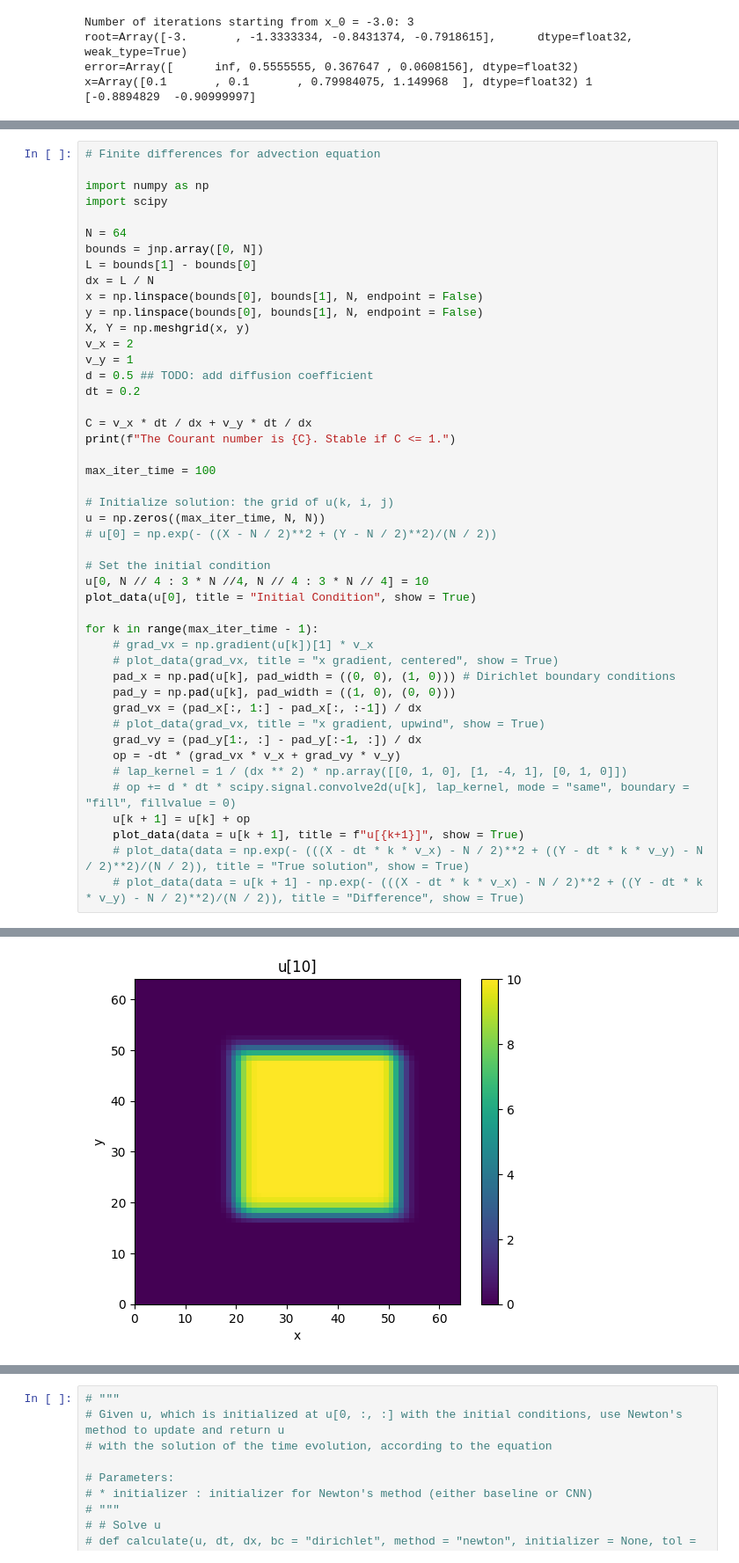
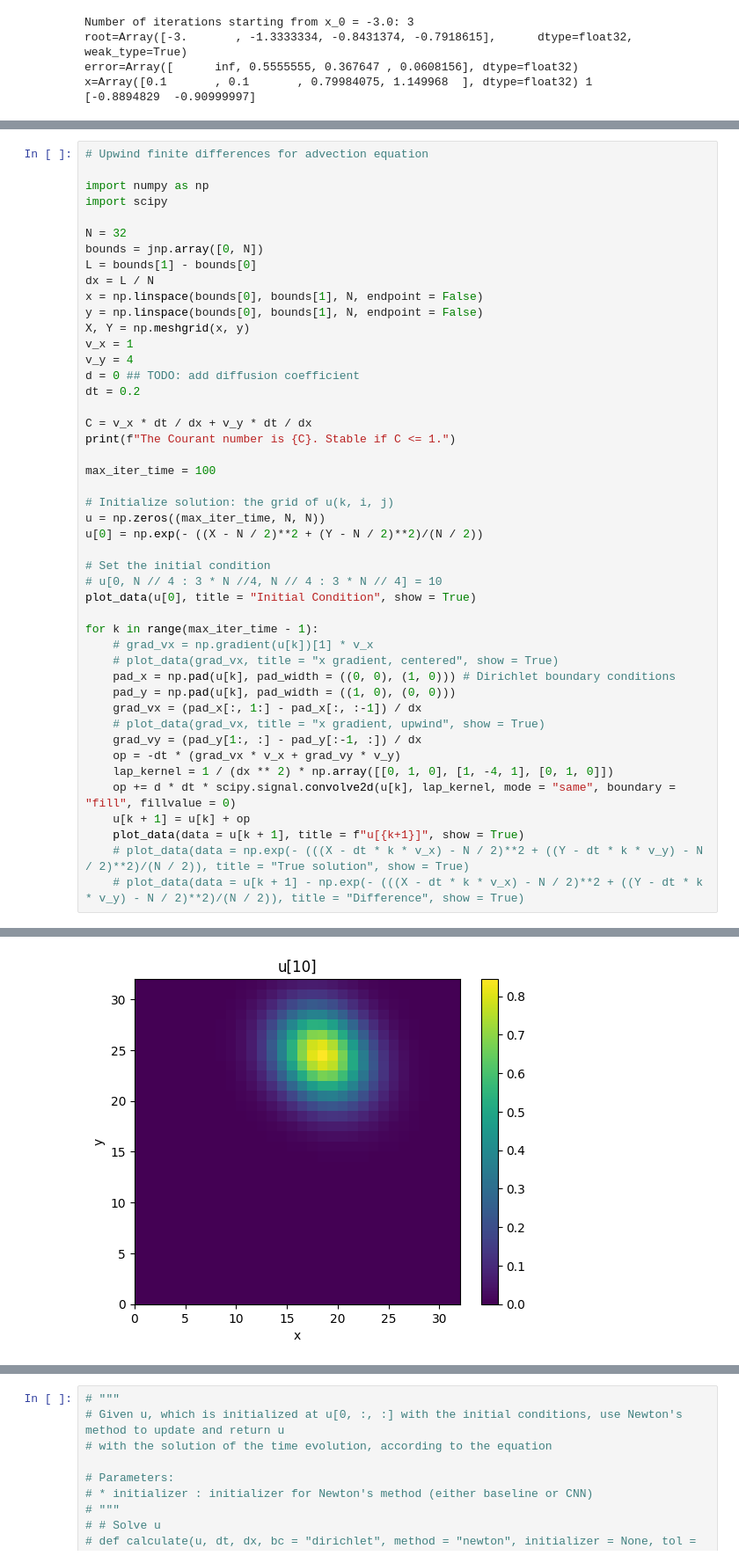
Before and after one commit to jakinng/A-PINN, a Jupyter notebook: diffusion_equation.ipynb, the cells around one changed output, grey strips where cells are left out. Shown at 88% size. Cells and saved outputs as stored; diff of their text form.

Commit message:
animated upwind finite differences

```diff
--- a/diffusion_equation.ipynb
+++ b/diffusion_equation.ipynb
@@ -309,19 +367,19 @@ plot_data(solver.u[0], show = True)
 # %%
-# Finite differences for advection equation
+# Upwind finite differences for advection equation
 
 import numpy as np
 import scipy
 
-N = 64
+N = 32
 bounds = jnp.array([0, N])
 L = bounds[1] - bounds[0]
 dx = L / N
 x = np.linspace(bounds[0], bounds[1], N, endpoint = False)
 y = np.linspace(bounds[0], bounds[1], N, endpoint = False)
 X, Y = np.meshgrid(x, y)
-v_x = 2
-v_y = 1
-d = 0.5 ## TODO: add diffusion coefficient
+v_x = 1
+v_y = 4
+d = 0 ## TODO: add diffusion coefficient
 dt = 0.2
 
 C = v_x * dt / dx + v_y * dt / dx
@@ -331,10 +389,10 @@ max_iter_time = 100
 
 # Initialize solution: the grid of u(k, i, j)
 u = np.zeros((max_iter_time, N, N))
-# u[0] = np.exp(- ((X - N / 2)**2 + (Y - N / 2)**2)/(N / 2))
+u[0] = np.exp(- ((X - N / 2)**2 + (Y - N / 2)**2)/(N / 2))
 
 # Set the initial condition
-u[0, N // 4 : 3 * N //4, N // 4 : 3 * N // 4] = 10
+# u[0, N // 4 : 3 * N //4, N // 4 : 3 * N // 4] = 10
 plot_data(u[0], title = "Initial Condition", show = True)
 
 for k in range(max_iter_time - 1):
@@ -346,8 +404,8 @@ for k in range(max_iter_time - 1):
     # plot_data(grad_vx, title = "x gradient, upwind", show = True)
     grad_vy = (pad_y[1:, :] - pad_y[:-1, :]) / dx
     op = -dt * (grad_vx * v_x + grad_vy * v_y)
-    # lap_kernel = 1 / (dx ** 2) * np.array([[0, 1, 0], [1, -4, 1], [0, 1, 0]])
-    # op += d * dt * scipy.signal.convolve2d(u[k], lap_kernel, mode = "same", boundary = "fill", fillvalue = 0)
+    lap_kernel = 1 / (dx ** 2) * np.array([[0, 1, 0], [1, -4, 1], [0, 1, 0]])
+    op += d * dt * scipy.signal.convolve2d(u[k], lap_kernel, mode = "same", boundary = "fill", fillvalue = 0)
     u[k + 1] = u[k] + op
     plot_data(data = u[k + 1], title = f"u[{k+1}]", show = True)
     # plot_data(data = np.exp(- (((X - dt * k * v_x) - N / 2)**2 + ((Y - dt * k * v_y) - N / 2)**2)/(N / 2)), title = "True solution", show = True)
@@ -367,4 +425,4 @@ The Courant number is 0.6000000238418579. Stable if C <= 1.
-[figure, old version]
+[figure, new version]
 ... (89 outputs left out)
 # %%
 # """
```
Also changed, not shown: parts of 2 cells of this notebook.
